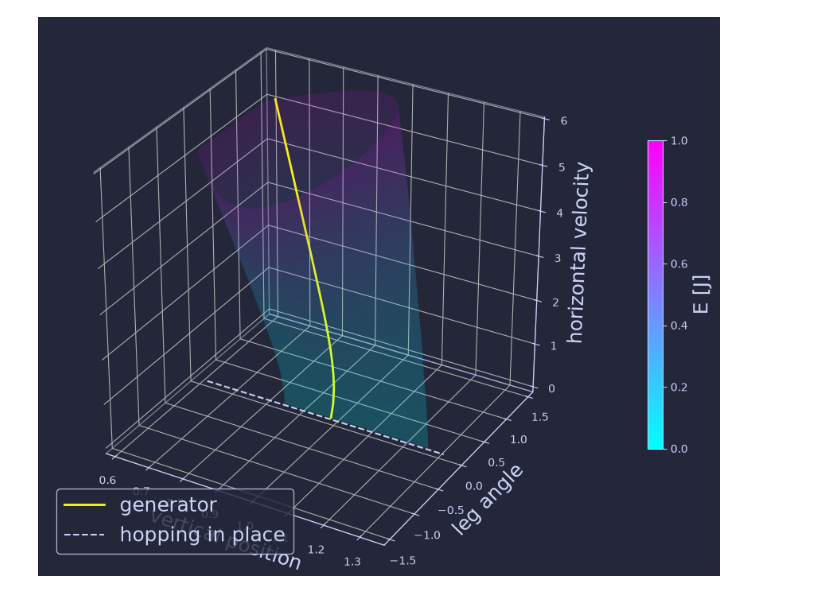
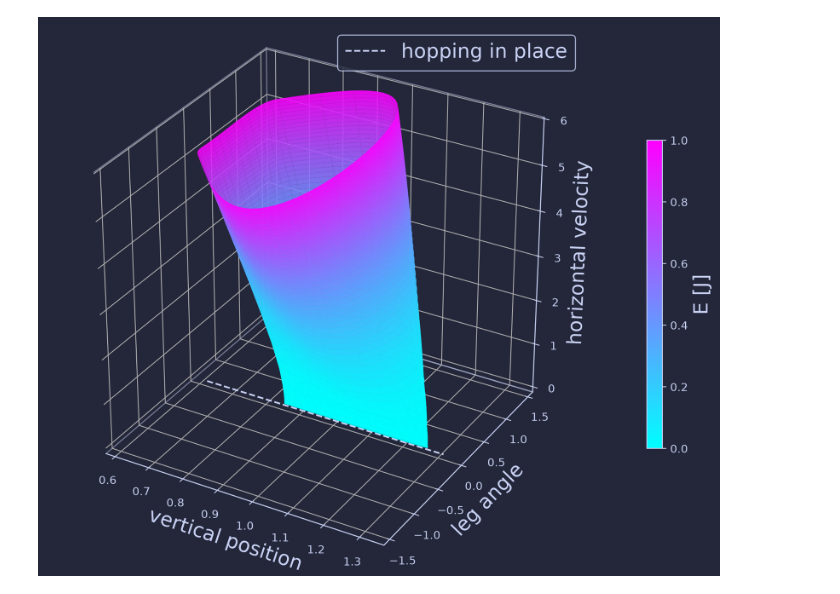
Before and after one commit to GLembrez/NMM-hopper, a Jupyter notebook: rendering.ipynb, the cells around one changed output. Drawn from its saved outputs; the diff is of its cells as text; code cells hidden in the pictures.

Commit message:
added main figures

```diff
--- a/rendering.ipynb
+++ b/rendering.ipynb
@@ -43,7 +43,7 @@ def prettify3D(ax,xlabel='',ylabel='',zlabel='',title='',fgColor='#cad3f5',bgCol
     ax.yaxis.label.set_color(fgColor)
     ax.zaxis.label.set_color(fgColor)
     ax.set_facecolor(bgColor)
-    frame = ax.legend(fontsize=fontsize,labelcolor=fgColor).get_frame()
+    frame = ax.legend(fontsize=fontsize,labelcolor=fgColor,loc='upper right').get_frame()
     frame.set_facecolor(bgColor)
     frame.set_edgecolor(fgColor)
     ax.xaxis.pane.fill = False
@@ -149,46 +146,46 @@ plt.plot(S2[:,1])
 from matplotlib import colorbar,colors,colorizer
 
 idx = [1,2,3]
-Nframes = 30
+Nframes = 600
 
 surface_locomotion,faces = get_surface(50,data_locomotion[4],solver)
 norm = colors.Normalize(vmin=faces.min(), vmax=faces.max())
 fcolor = cm.cool(norm(faces))[:-1, :-1]
-fig_surface = plt.figure(figsize=(10,10),facecolor=bgColor)
+fig_surface = plt.figure(figsize=(10,10),facecolor=bgColor,dpi=200)
 ax = fig_surface.add_subplot(1,1,1,projection='3d')
-ax.plot_surface(surface_locomotion[:,idx[0]], surface_locomotion[:,idx[1]], surface_locomotion[:,idx[2]],facecolors=fcolor,shade=False, edgecolor='none', alpha=0.1)
-ax.plot(surface_locomotion[:,idx[0],solver.N_F],surface_locomotion[:,idx[1],solver.N_F],surface_locomotion[:,idx[2],solver.N_F],linewidth = 2, color='#ffff00', label='generator')
+ax.plot_surface(surface_locomotion[:,idx[0]], surface_locomotion[:,idx[1]], surface_locomotion[:,idx[2]],facecolors=fcolor,shade=False, edgecolor='none', alpha=0.9)
+# ax.plot(surface_locomotion[:,idx[0],solver.N_F],surface_locomotion[:,idx[1],solver.N_F],surface_locomotion[:,idx[2],solver.N_F],linewidth = 2, color='#ffff00', label='generator')
 x_min,x_max = ax.get_xlim()
 
 
 col = colorizer.Colorizer(norm=colors.Normalize(0,1), cmap='cool')
 
 cbar = fig_surface.colorbar(colorizer.ColorizingArtist(col),
              ax=ax, orientation='vertical', fraction=0.025,pad=0.1, aspect=20)
 
 cbar.outline.set_edgecolor(mainColor)
 cbar.ax.tick_params(axis='y', colors=mainColor)
 cbar.set_label('E [J]', color=mainColor,fontsize=18)
 
 ax.plot([x_min,x_max],[0,0],[0,0],'--',color=mainColor,label='hopping in place')
 ax.legend()
 prettify3D(ax,xlabel='vertical position', ylabel='leg angle', zlabel='horizontal velocity')
 ax.set_box_aspect((4,4,4))
 ax.grid('off')
 plt.show()
 
 def animate(i):
     # ax.view_init(elev=35. - 20/Nframes * i, azim=45+(360/(3*Nframes)) * i)
     ax.view_init(elev=20, azim=45+(360/(Nframes)) * i)
 
 
 ani = animation.FuncAnimation(
     fig_surface, animate, Nframes, interval=1, blit=True)
 
 writervideo = animation.FFMpegWriter(fps=30)
-ani.save('output/test.mp4', writer=writervideo, savefig_kwargs=dict(facecolor=bgColor))
+ani.save('output/surface.mp4', writer=writervideo, savefig_kwargs=dict(facecolor=bgColor))
 # %% [output]
-[figure, old version]
+[figure, new version]
 # %%
 def plot_traj(ax,traj,c,lw=0.5):
     ax.plot(traj[1,:],traj[2,:],traj[3,:], linewidth=lw,color=c)
```
Also changed, not shown: parts of 11 cells of this notebook, 3 other files.
